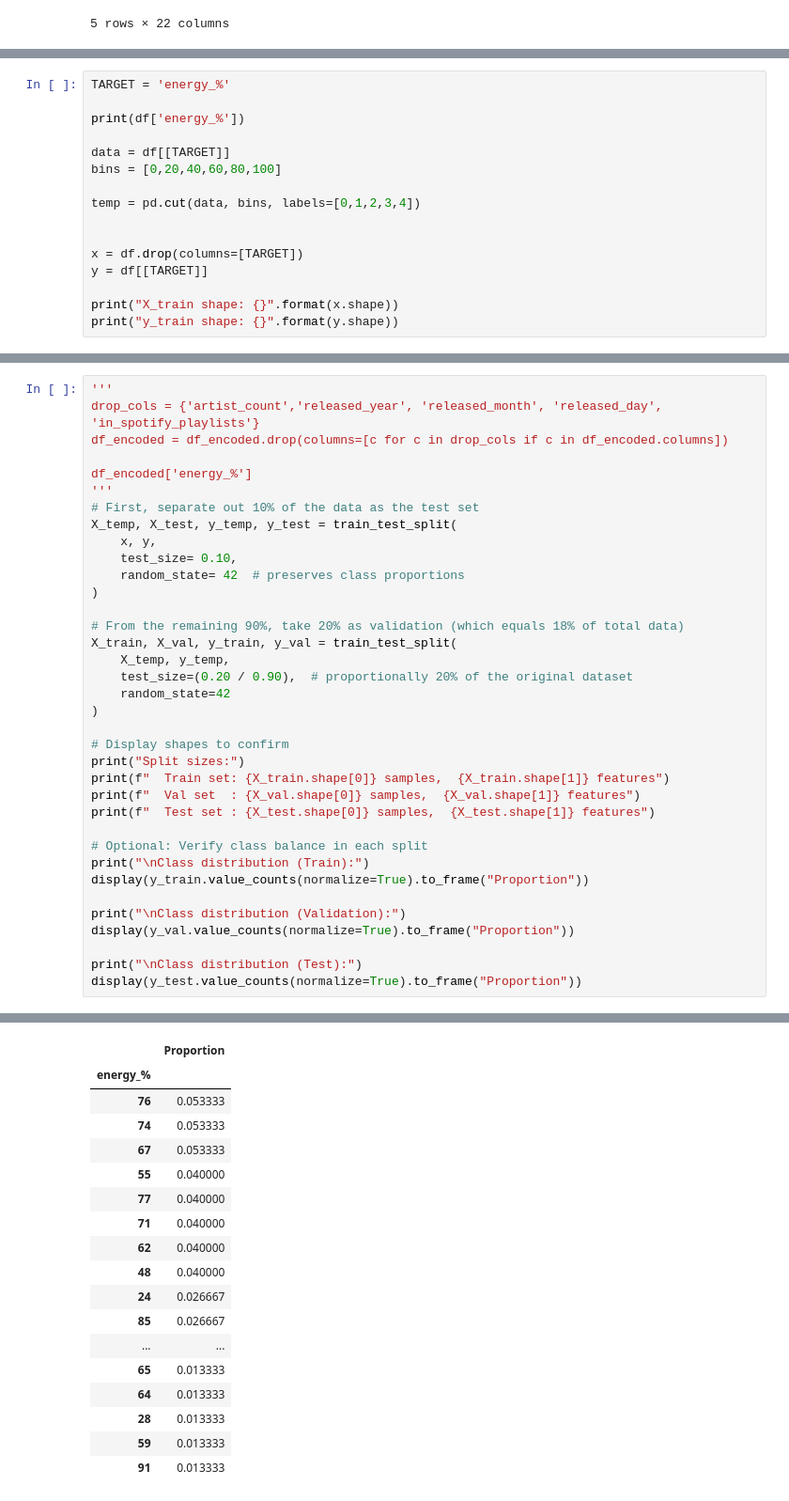
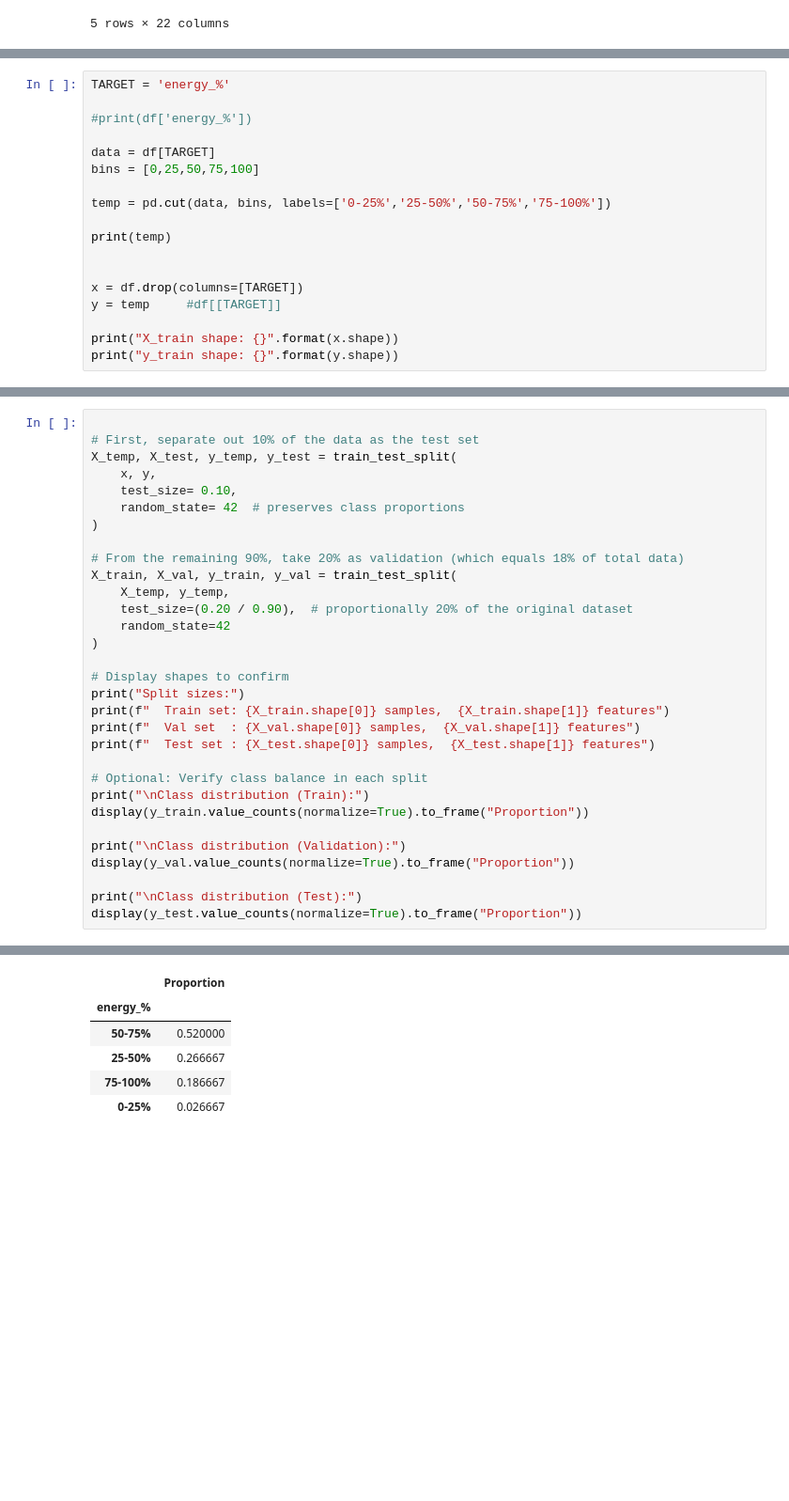
Before and after one commit to michellemenor/DS3000Project, a Jupyter notebook: SVM Training Model.ipynb, the cells around one changed output, grey strips where cells are left out. Shown at 94% size. Saved outputs shown, nothing was run; the diff lists cells and outputs as text; blank space fills up the shorter version.

```diff
--- a/SVM Training Model.ipynb
+++ b/SVM Training Model.ipynb
@@ -160,16 +158,18 @@ plt.show()
 # %%
 TARGET = 'energy_%'
 
-print(df['energy_%'])
+#print(df['energy_%'])
 
-data = df[[TARGET]]
-bins = [0,20,40,60,80,100]
+data = df[TARGET]
+bins = [0,25,50,75,100]
 
-temp = pd.cut(data, bins, labels=[0,1,2,3,4])
+temp = pd.cut(data, bins, labels=['0-25%','25-50%','50-75%','75-100%'])
+
+print(temp)
 
 
 x = df.drop(columns=[TARGET])
-y = df[[TARGET]]
+y = temp     #df[[TARGET]]
 
 print("X_train shape: {}".format(x.shape))
 print("y_train shape: {}".format(y.shape))
@@ -191,10 +192,5 @@ y_train shape: (748, 1)
 # %%
-'''
-drop_cols = {'artist_count','released_year', 'released_month', 'released_day', 'in_spotify_playlists'}
-df_encoded = df_encoded.drop(columns=[c for c in drop_cols if c in df_encoded.columns])
 
-df_encoded['energy_%']
-'''
 # First, separate out 10% of the data as the test set
 X_temp, X_test, y_temp, y_test = train_test_split(
     x, y,
@@ -268,21 +244,9 @@ Class distribution (Test):
 |  | Proportion |
 | energy_% |  |
-| 76 | 0.053333 |
-| 74 | 0.053333 |
-| 67 | 0.053333 |
-| 55 | 0.040000 |
-| 77 | 0.040000 |
-| 71 | 0.040000 |
-| 62 | 0.040000 |
-| 48 | 0.040000 |
-| 24 | 0.026667 |
-| 85 | 0.026667 |
-| ... | ... |
-| 65 | 0.013333 |
-| 64 | 0.013333 |
-| 28 | 0.013333 |
-| 59 | 0.013333 |
-| 91 | 0.013333 |
+| 50-75% | 0.520000 |
+| 25-50% | 0.266667 |
+| 75-100% | 0.186667 |
+| 0-25% | 0.026667 |
 # %%
 model = SVC(kernel="rbf", probability=True, random_state=42)
 
```
Also changed, not shown: parts of 6 cells of this notebook.
